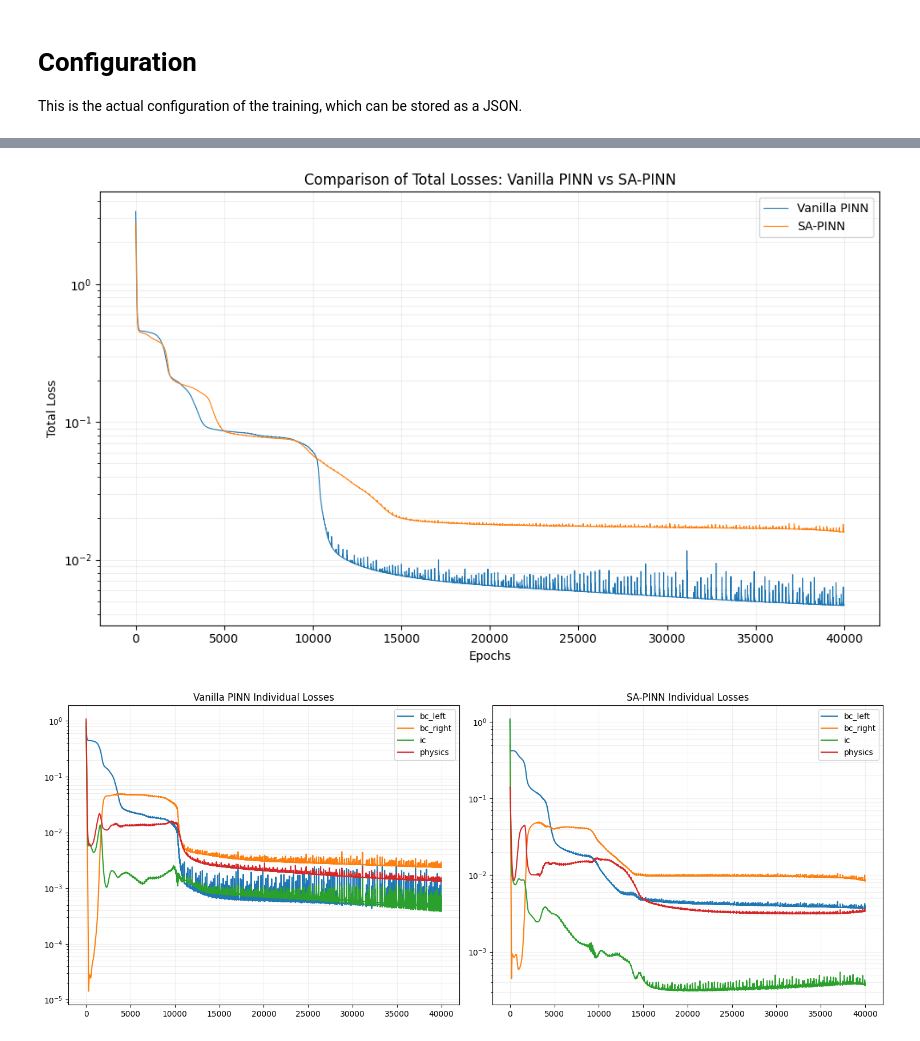
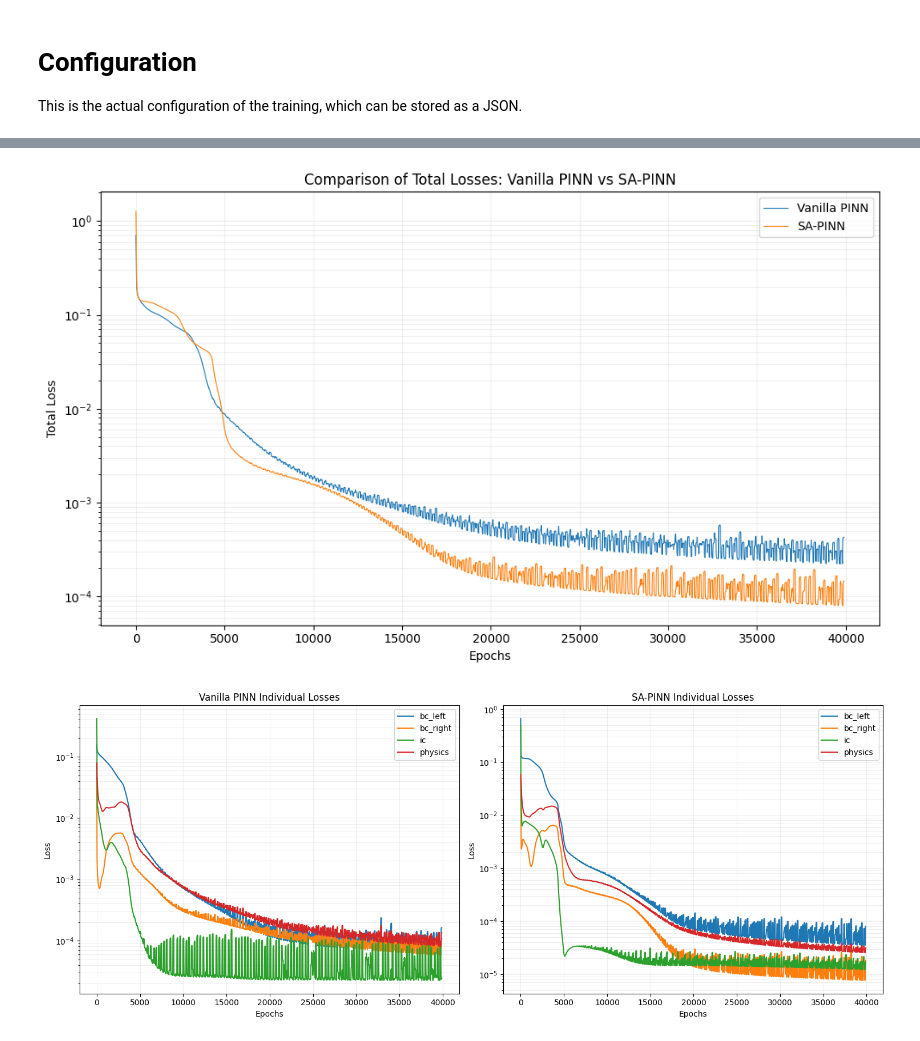
Before and after one commit to AlejandroPenacho/PINN-Project, a Jupyter notebook: pinn_approach.ipynb, the cells around one changed output, grey strips where cells are left out. Saved outputs shown, nothing was run; the diff lists cells and outputs as text; code cells hidden in the pictures.

```diff
--- a/pinn_approach.ipynb
+++ b/pinn_approach.ipynb
@@ -171,11 +171,11 @@ def bc_left_setup(loss_block: neural.LossBlock, stats, epoch):
         loss_block.x = torch.stack((torch.zeros(n_points), torch.linspace(0, 10, n_points)), 0)
         t = torch.linspace(0, 10, n_points)
         # loss_block.y = torch.sin(t-2) * torch.exp(-(t-2)**2)
-        loss_block.y = torch.sin(t)
+        # loss_block.y = torch.sin(t)
+        loss_block.y = (1-torch.cos(np.pi/3 * t))/2
         loss_block.w = torch.ones(n_points)/n_points
 
         return
-
 
 def voltage_at_right_bc_setup(loss_block: neural.LossBlock, stats, epoch):
     """
@@ -357,7 +357,7 @@ all_stats = []
 
 for i in range(1):
     loaded_config = neural.CompleteConfig.load_json("the_config.json", function_dictionary)
-    final_model, stats, processed_config = loaded_config.train_model()
+    final_model, stats, processed_config = loaded_config.train_model(switch_epoch=30000)  # Add switch_epoch here
     all_models.append(final_model)
     all_stats.append(stats)
 # %% [output]
@@ -409,7 +412,7 @@ bc_right_imposed_loss_block = neural.LossBlock("bc_right_imposed_function", "bc_
 
 
 model_config = neural.ModelConfig(
-    [2, 5, 5, 5, 5, 2],
+    [2, 10, 10, 10, 10, 2],
     "torch.tanh"
 )
 
@@ -618,6 +634,13 @@ Epoch 35000: Total Loss: 0.0168968066573143
 # %%
 import matplotlib.pyplot as plt
 import numpy as np
+
+def moving_average(data, window_size):
+    """Compute the moving average of a 1D array."""
+    return np.convolve(data, np.ones(window_size)/window_size, mode='valid')
+
+# Define the window size for smoothing
+window_size = 100
 
 # Plot the comparison of total losses
 fig, ax = plt.subplots(figsize=(10, 6))
@@ -626,42 +649,54 @@ epochs = np.arange(len(vanilla_stats[0].total_loss_array))
 
 # Plot Vanilla PINN losses
 for stat in vanilla_stats:
-    ax.semilogy(epochs, stat.total_loss_array, label='Vanilla PINN', linewidth=0.8)
+    smoothed_loss = moving_average(stat.total_loss_array, window_size)
+    smoothed_epochs = epochs[:len(smoothed_loss)]
+    ax.semilogy(smoothed_epochs, smoothed_loss, label='Vanilla PINN', linewidth=0.8)
 
 # Plot SA-PINN losses
 for stat in sa_stats:
-    ax.semilogy(epochs, stat.total_loss_array, label='SA-PINN', linewidth=0.8)
+    smoothed_loss = moving_average(stat.total_loss_array, window_size)
+    smoothed_epochs = epochs[:len(smoothed_loss)]
+    ax.semilogy(smoothed_epochs, smoothed_loss, label='SA-PINN', linewidth=0.8)
 
 ax.set_xlabel('Epochs')
 ax.set_ylabel('Total Loss')
 ax.set_title('Comparison of Total Losses: Vanilla PINN vs SA-PINN')
 ax.legend()
 ax.grid(True, which="both", ls="-", alpha=0.2)
 
 plt.tight_layout()
 plt.show()
 
 # Plot the comparison of individual losses
 fig, axes = plt.subplots(1, 2, figsize=(15, 6))
 
 # Vanilla PINN individual losses
 for stat in vanilla_stats:
     for name, loss in stat.loss_per_block.items():
-        axes[0].semilogy(epochs, loss, label=name)
+        smoothed_loss = moving_average(loss, window_size)
+        smoothed_epochs = epochs[:len(smoothed_loss)]
+        axes[0].semilogy(smoothed_epochs, smoothed_loss, label=name)
 axes[0].set_title('Vanilla PINN Individual Losses')
+axes[0].set_xlabel('Epochs')
+axes[0].set_ylabel('Loss')
 axes[0].legend()
 axes[0].grid(True, which="both", ls="-", alpha=0.2)
 
 # SA-PINN individual losses
 for stat in sa_stats:
     for name, loss in stat.loss_per_block.items():
-        axes[1].semilogy(epochs, loss, label=name)
+        smoothed_loss = moving_average(loss, window_size)
+        smoothed_epochs = epochs[:len(smoothed_loss)]
+        axes[1].semilogy(smoothed_epochs, smoothed_loss, label=name)
 axes[1].set_title('SA-PINN Individual Losses')
+axes[1].set_xlabel('Epochs')
+axes[1].set_ylabel('Loss')
 axes[1].legend()
 axes[1].grid(True, which="both", ls="-", alpha=0.2)
 
 plt.tight_layout()
 plt.show()
 # %% [output]
-[figure, old version]
+[figure, new version]
-[figure, old version]
+[figure, new version]
```
Also changed, not shown: parts of 7 cells of this notebook, 1 other file.
